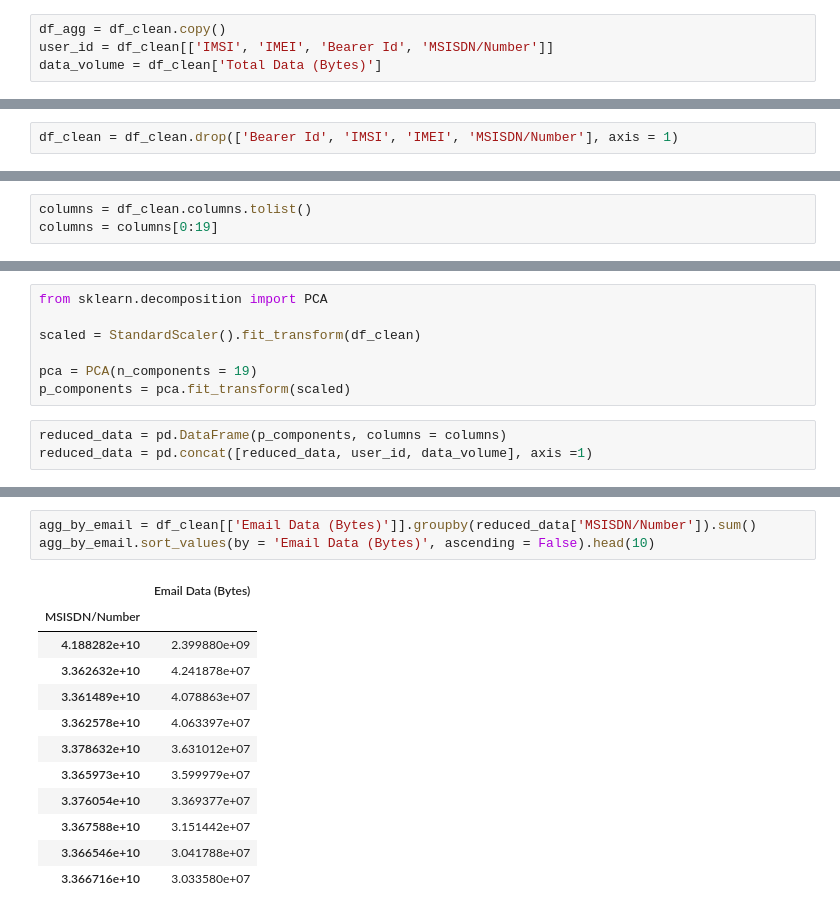
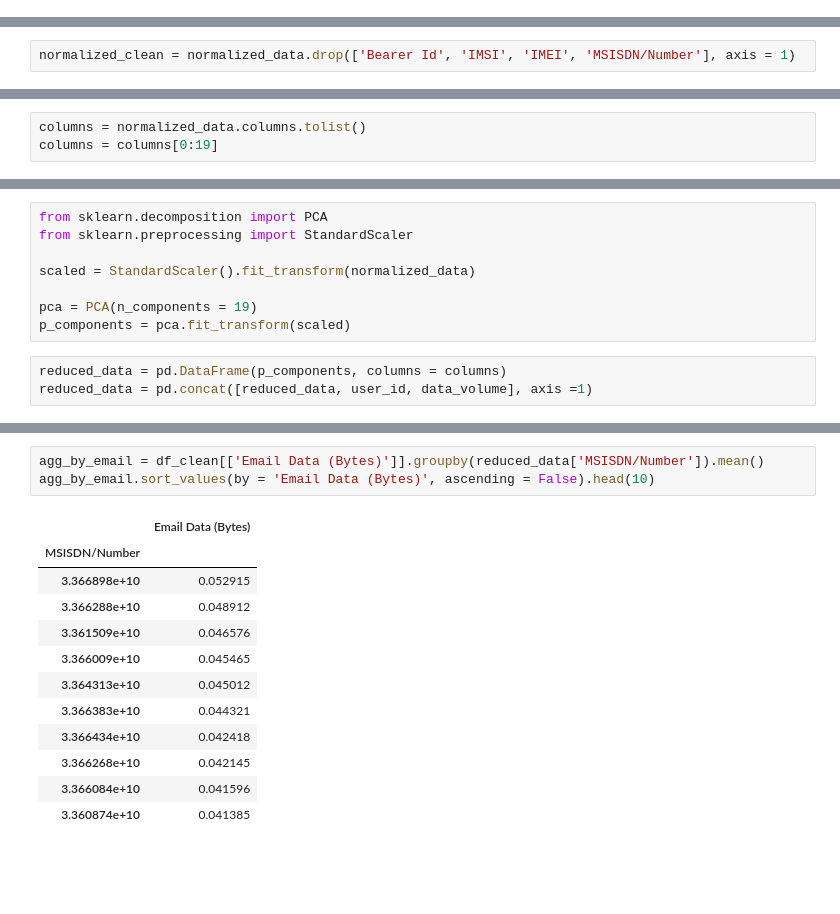
Before and after one commit to SamDewriter/UserAnalytics-Telecommunication, a Jupyter notebook: notebooks/Week1.ipynb, the cells around one changed output, grey strips where cells are left out. Cells and saved outputs as stored; diff of their text form; blank space fills up the shorter version.

```diff
--- a/notebooks/Week1.ipynb
+++ b/notebooks/Week1.ipynb
@@ -707,6 +794,2 @@ Index(['Bearer Id', 'Start ms', 'End ms', 'Dur. (ms)', 'IMSI', 'MSISDN/Number',
-# %%
-df_agg = df_clean.copy()
-user_id = df_clean[['IMSI', 'IMEI', 'Bearer Id', 'MSISDN/Number']]
-data_volume = df_clean['Total Data (Bytes)']
 # %%
 from sklearn.preprocessing import StandardScaler
@@ -713,2 +798,2 @@ from sklearn.preprocessing import StandardScaler
 # %%
-df_clean = df_clean.drop(['Bearer Id', 'IMSI', 'IMEI', 'MSISDN/Number'], axis = 1)
+normalized_clean = normalized_data.drop(['Bearer Id', 'IMSI', 'IMEI', 'MSISDN/Number'], axis = 1)
@@ -731,5 +800,5 @@ df_clean
 # %%
-columns = df_clean.columns.tolist()
+columns = normalized_data.columns.tolist()
 columns = columns[0:19]
 # %%
 columns
@@ -755,8 +824,9 @@ columns
  'Activity Duration UL (ms)']
 # %%
 from sklearn.decomposition import PCA
+from sklearn.preprocessing import StandardScaler
 
-scaled = StandardScaler().fit_transform(df_clean)
+scaled = StandardScaler().fit_transform(normalized_data)
 
 pca = PCA(n_components = 19)
 p_components = pca.fit_transform(scaled)
@@ -887,17 +970,17 @@ agg_by_netflix.sort_values(by = 'Netflix Data (Bytes)', ascending = False).head(
 # %%
-agg_by_email = df_clean[['Email Data (Bytes)']].groupby(reduced_data['MSISDN/Number']).sum()
+agg_by_email = df_clean[['Email Data (Bytes)']].groupby(reduced_data['MSISDN/Number']).mean()
 agg_by_email.sort_values(by = 'Email Data (Bytes)', ascending = False).head(10)
 # %% [output]
 |  | Email Data (Bytes) |
 | MSISDN/Number |  |
-| 4.188282e+10 | 2.399880e+09 |
-| 3.362632e+10 | 4.241878e+07 |
-| 3.361489e+10 | 4.078863e+07 |
-| 3.362578e+10 | 4.063397e+07 |
-| 3.378632e+10 | 3.631012e+07 |
-| 3.365973e+10 | 3.599979e+07 |
-| 3.376054e+10 | 3.369377e+07 |
-| 3.367588e+10 | 3.151442e+07 |
-| 3.366546e+10 | 3.041788e+07 |
-| 3.366716e+10 | 3.033580e+07 |
+| 3.366898e+10 | 0.052915 |
+| 3.366288e+10 | 0.048912 |
+| 3.361509e+10 | 0.046576 |
+| 3.366009e+10 | 0.045465 |
+| 3.364313e+10 | 0.045012 |
+| 3.366383e+10 | 0.044321 |
+| 3.366434e+10 | 0.042418 |
+| 3.366268e+10 | 0.042145 |
+| 3.366084e+10 | 0.041596 |
+| 3.360874e+10 | 0.041385 |
 # %%
```
Also changed, not shown: parts of 53 cells of this notebook.
